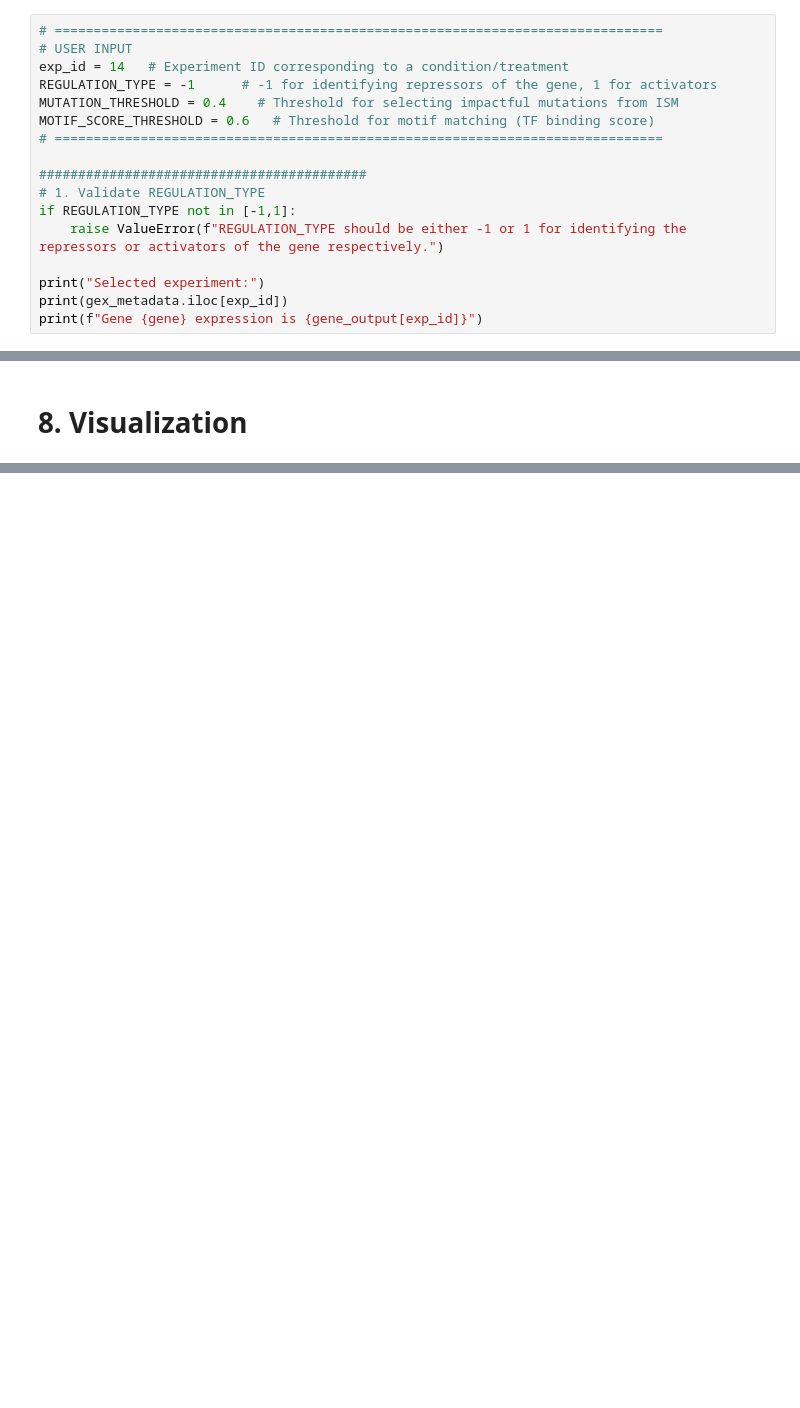
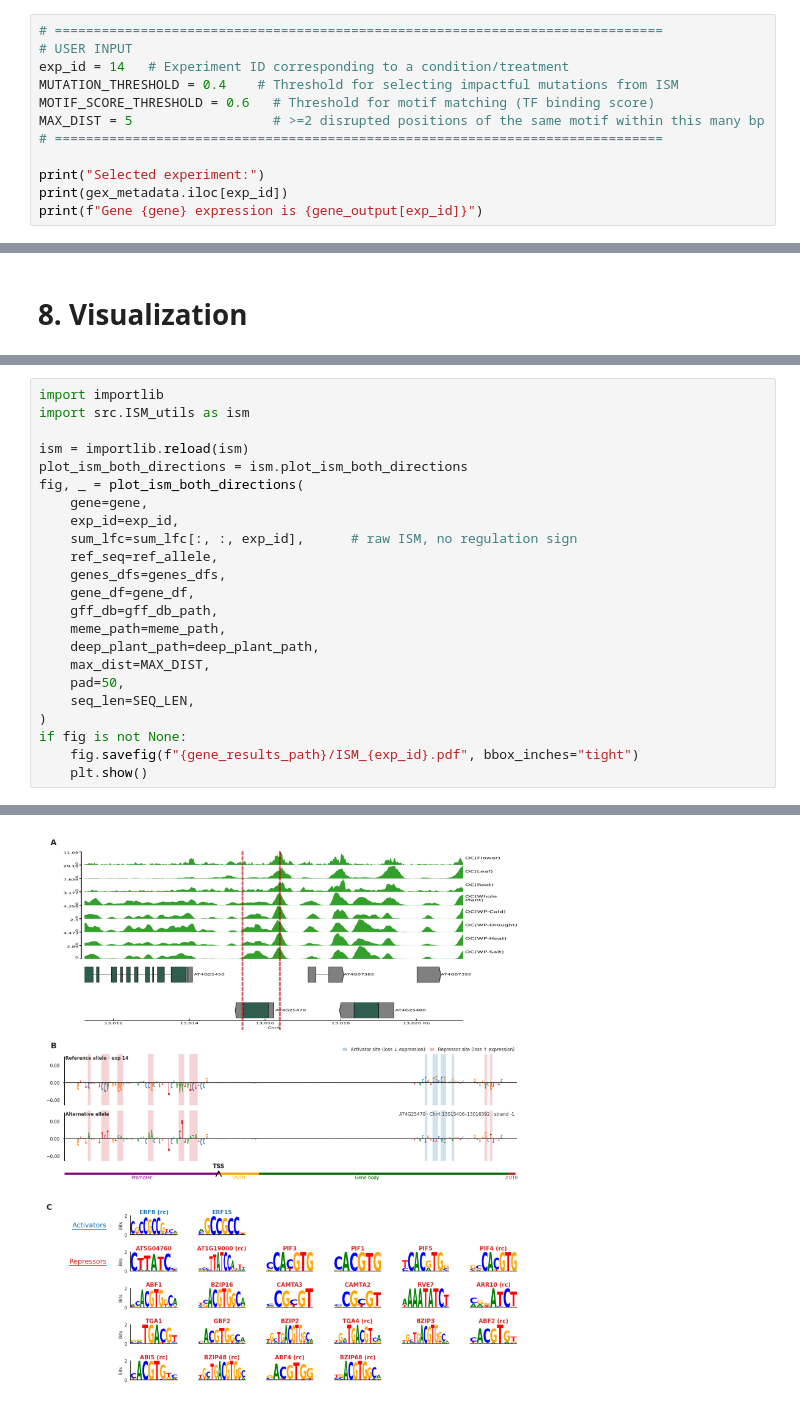
Before and after one commit to Addaoud/DeepPlant, a Jupyter notebook: ISM.ipynb, the cells around one changed output, grey strips where cells are left out. Drawn from its saved outputs; the diff is of its cells as text; blank space fills up the shorter version.

```diff
--- a/ISM.ipynb
+++ b/ISM.ipynb
@@ -212,15 +221,10 @@ display(top_contexts[['Sample', 'SampleName', 'Tissue', 'Genotype', 'Treatment',
 # ==============================================================================
 # USER INPUT
 exp_id = 14   # Experiment ID corresponding to a condition/treatment
-REGULATION_TYPE = -1      # -1 for identifying repressors of the gene, 1 for activators
 MUTATION_THRESHOLD = 0.4    # Threshold for selecting impactful mutations from ISM
 MOTIF_SCORE_THRESHOLD = 0.6   # Threshold for motif matching (TF binding score)
+MAX_DIST = 5                  # >=2 disrupted positions of the same motif within this many bp
 # ==============================================================================
-
-##########################################
-# 1. Validate REGULATION_TYPE
-if REGULATION_TYPE not in [-1,1]:
-    raise ValueError(f"REGULATION_TYPE should be either -1 or 1 for identifying the repressors or activators of the gene respectively.")
 
 print("Selected experiment:")
 print(gex_metadata.iloc[exp_id])
@@ -476,0 +393,24 @@ A mutation at position 423 relative to the gene TSS, G -> C causes the loss of t
+# %%
+import importlib
+import src.ISM_utils as ism
+
+ism = importlib.reload(ism)
+plot_ism_both_directions = ism.plot_ism_both_directions
+fig, _ = plot_ism_both_directions(
+    gene=gene,
+    exp_id=exp_id,
+    sum_lfc=sum_lfc[:, :, exp_id],      # raw ISM, no regulation sign
+    ref_seq=ref_allele,
+    genes_dfs=genes_dfs,
+    gene_df=gene_df,
+    gff_db=gff_db_path,
+    meme_path=meme_path,
+    deep_plant_path=deep_plant_path,
+    max_dist=MAX_DIST,
+    pad=50,
+    seq_len=SEQ_LEN,
+)
+if fig is not None:
+    fig.savefig(f"{gene_results_path}/ISM_{exp_id}.pdf", bbox_inches="tight")
+    plt.show()
+# %% [output]
@@ -476,0 +434 @@ A mutation at position 423 relative to the gene TSS, G -> C causes the loss of t
+[figure, added]
```
Also changed, not shown: parts of 10 cells of this notebook, 7 other files.
